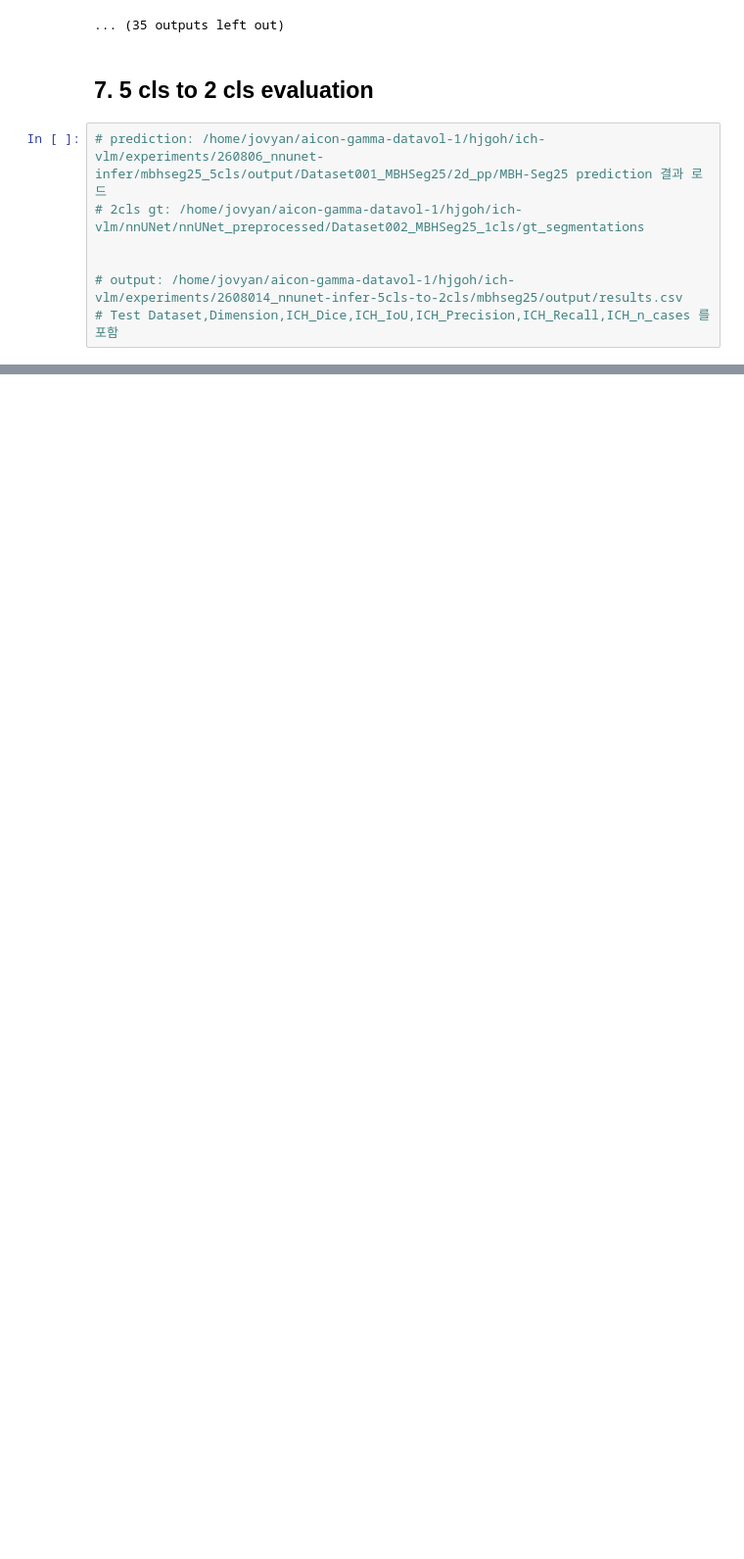
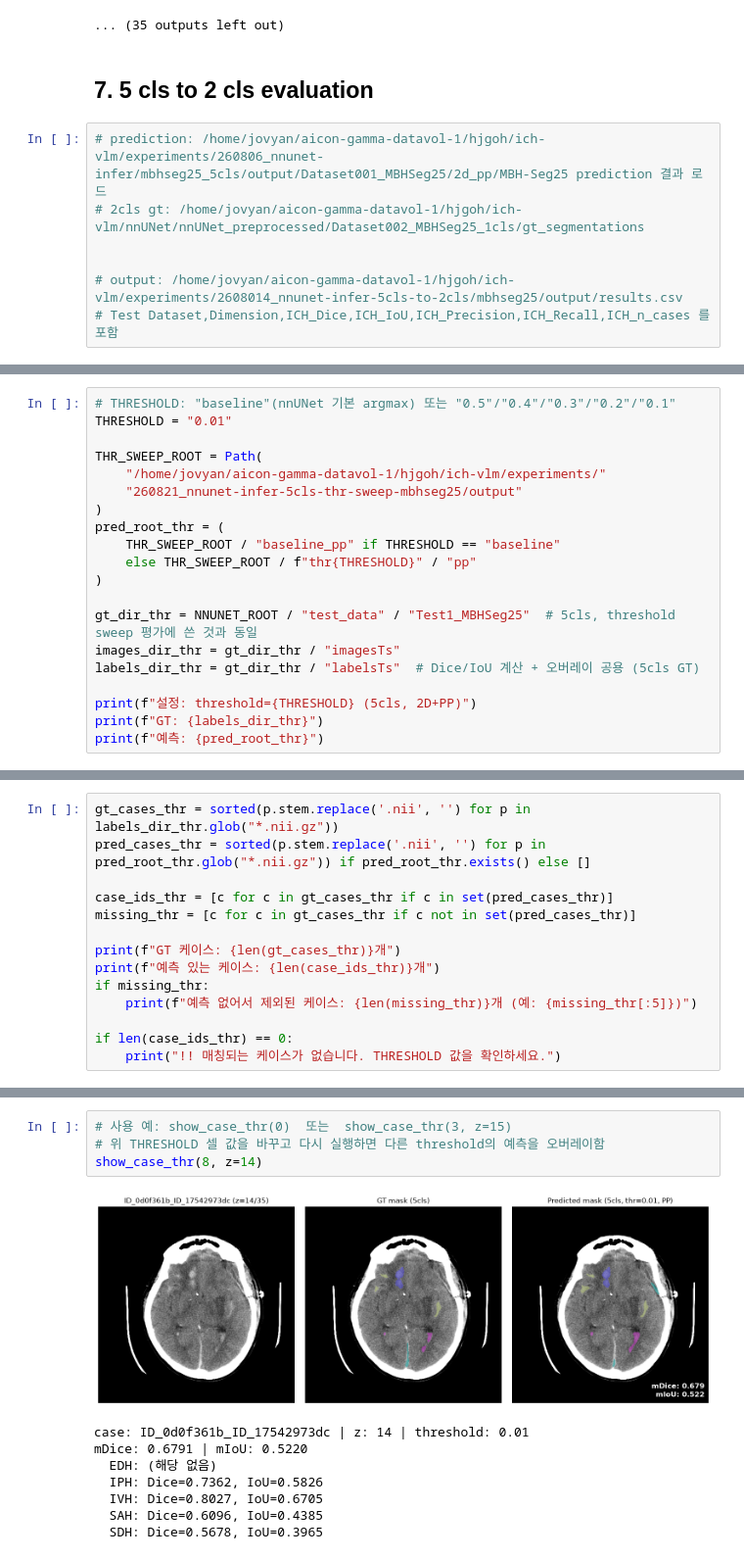
Before and after one commit to 02dumartin/ich-vlm, a Jupyter notebook: notebook/nnUNet_result.ipynb, the cells around one changed output, grey strips where cells are left out. Shown at 98% size. Drawn from its saved outputs; the diff is of its cells as text; blank space fills up the shorter version.

```diff
--- a/notebook/nnUNet_result.ipynb
+++ b/notebook/nnUNet_result.ipynb
@@ -341,0 +395,20 @@ Using <class 'nnunetv2.imageio.simpleitk_reader_writer.SimpleITKIO'> as reader/w
+# %%
+# THRESHOLD: "baseline"(nnUNet 기본 argmax) 또는 "0.5"/"0.4"/"0.3"/"0.2"/"0.1"
+THRESHOLD = "0.01"
+
+THR_SWEEP_ROOT = Path(
+    "/home/jovyan/aicon-gamma-datavol-1/hjgoh/ich-vlm/experiments/"
+    "260821_nnunet-infer-5cls-thr-sweep-mbhseg25/output"
+)
+pred_root_thr = (
+    THR_SWEEP_ROOT / "baseline_pp" if THRESHOLD == "baseline"
+    else THR_SWEEP_ROOT / f"thr{THRESHOLD}" / "pp"
+)
+
+gt_dir_thr = NNUNET_ROOT / "test_data" / "Test1_MBHSeg25"  # 5cls, threshold sweep 평가에 쓴 것과 동일
+images_dir_thr = gt_dir_thr / "imagesTs"
+labels_dir_thr = gt_dir_thr / "labelsTs"  # Dice/IoU 계산 + 오버레이 공용 (5cls GT)
+
+print(f"설정: threshold={THRESHOLD} (5cls, 2D+PP)")
+print(f"GT: {labels_dir_thr}")
+print(f"예측: {pred_root_thr}")
@@ -341,0 +419,14 @@ Using <class 'nnunetv2.imageio.simpleitk_reader_writer.SimpleITKIO'> as reader/w
+# %%
+gt_cases_thr = sorted(p.stem.replace('.nii', '') for p in labels_dir_thr.glob("*.nii.gz"))
+pred_cases_thr = sorted(p.stem.replace('.nii', '') for p in pred_root_thr.glob("*.nii.gz")) if pred_root_thr.exists() else []
+
+case_ids_thr = [c for c in gt_cases_thr if c in set(pred_cases_thr)]
+missing_thr = [c for c in gt_cases_thr if c not in set(pred_cases_thr)]
+
+print(f"GT 케이스: {len(gt_cases_thr)}개")
+print(f"예측 있는 케이스: {len(case_ids_thr)}개")
+if missing_thr:
+    print(f"예측 없어서 제외된 케이스: {len(missing_thr)}개 (예: {missing_thr[:5]})")
+
+if len(case_ids_thr) == 0:
+    print("!! 매칭되는 케이스가 없습니다. THRESHOLD 값을 확인하세요.")
@@ -341,0 +501,13 @@ Using <class 'nnunetv2.imageio.simpleitk_reader_writer.SimpleITKIO'> as reader/w
+# %%
+# 사용 예: show_case_thr(0)  또는  show_case_thr(3, z=15)
+# 위 THRESHOLD 셀 값을 바꾸고 다시 실행하면 다른 threshold의 예측을 오버레이함
+show_case_thr(8, z=14)
+# %% [output]
+[figure, added]
+case: ID_0d0f361b_ID_17542973dc | z: 14 | threshold: 0.01
+mDice: 0.6791 | mIoU: 0.5220
+  EDH: (해당 없음)
+  IPH: Dice=0.7362, IoU=0.5826
+  IVH: Dice=0.8027, IoU=0.6705
+  SAH: Dice=0.6096, IoU=0.4385
+  SDH: Dice=0.5678, IoU=0.3965
```
Also changed, not shown: parts of 12 cells of this notebook, 14 other files.
